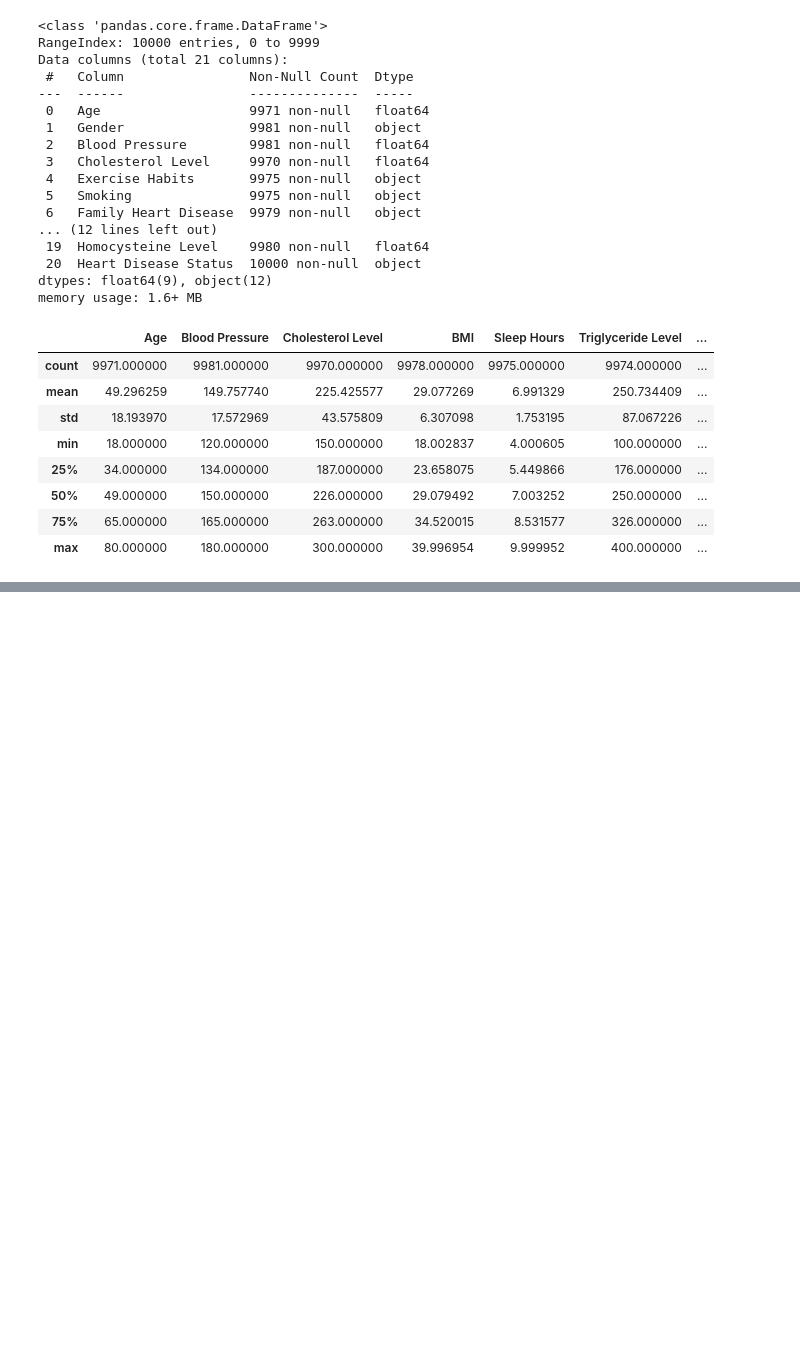
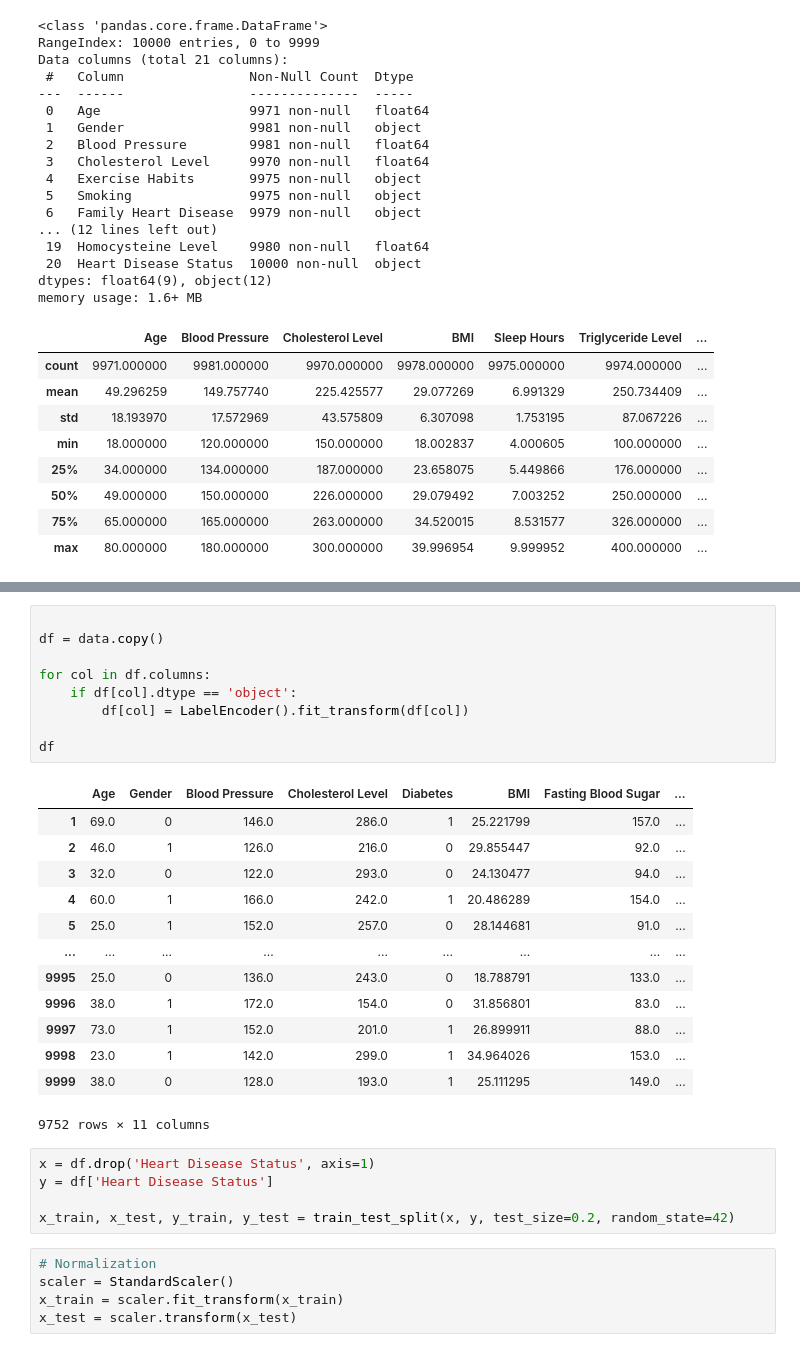
Before and after one commit to PrivanzaWisnu/Heart-Disease-Analytics, a Jupyter notebook: hd_analytics.ipynb, the cells around one changed output, grey strips where cells are left out. Cells and saved outputs as stored; diff of their text form; blank space fills up the shorter version.

```diff
--- a/hd_analytics.ipynb
+++ b/hd_analytics.ipynb
@@ -139,0 +150,33 @@ plt.show()
+# %%
+
+df = data.copy()
+
+for col in df.columns:
+    if df[col].dtype == 'object':
+        df[col] = LabelEncoder().fit_transform(df[col])
+
+df
+# %% [output]
+|  | Age | Gender | Blood Pressure | Cholesterol Level | Diabetes | BMI | Fasting Blood Sugar | ... |
+| 1 | 69.0 | 0 | 146.0 | 286.0 | 1 | 25.221799 | 157.0 | ... |
+| 2 | 46.0 | 1 | 126.0 | 216.0 | 0 | 29.855447 | 92.0 | ... |
+| 3 | 32.0 | 0 | 122.0 | 293.0 | 0 | 24.130477 | 94.0 | ... |
+| 4 | 60.0 | 1 | 166.0 | 242.0 | 1 | 20.486289 | 154.0 | ... |
+| 5 | 25.0 | 1 | 152.0 | 257.0 | 0 | 28.144681 | 91.0 | ... |
+| ... | ... | ... | ... | ... | ... | ... | ... | ... |
+| 9995 | 25.0 | 0 | 136.0 | 243.0 | 0 | 18.788791 | 133.0 | ... |
+| 9996 | 38.0 | 1 | 172.0 | 154.0 | 0 | 31.856801 | 83.0 | ... |
+| 9997 | 73.0 | 1 | 152.0 | 201.0 | 1 | 26.899911 | 88.0 | ... |
+| 9998 | 23.0 | 1 | 142.0 | 299.0 | 1 | 34.964026 | 153.0 | ... |
+| 9999 | 38.0 | 0 | 128.0 | 193.0 | 1 | 25.111295 | 149.0 | ... |
+9752 rows × 11 columns
+# %%
+x = df.drop('Heart Disease Status', axis=1)
+y = df['Heart Disease Status']
+
+x_train, x_test, y_train, y_test = train_test_split(x, y, test_size=0.2, random_state=42)
+# %%
+# Normalization
+scaler = StandardScaler()
+x_train = scaler.fit_transform(x_train)
+x_test = scaler.transform(x_test)
```
Also changed, not shown: parts of 13 cells of this notebook, 1 other file.
